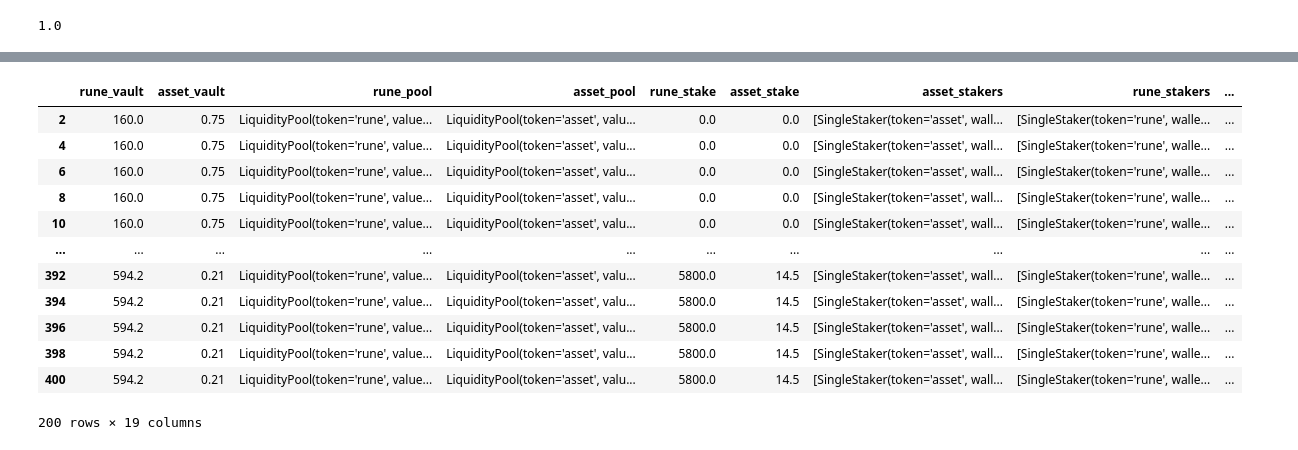
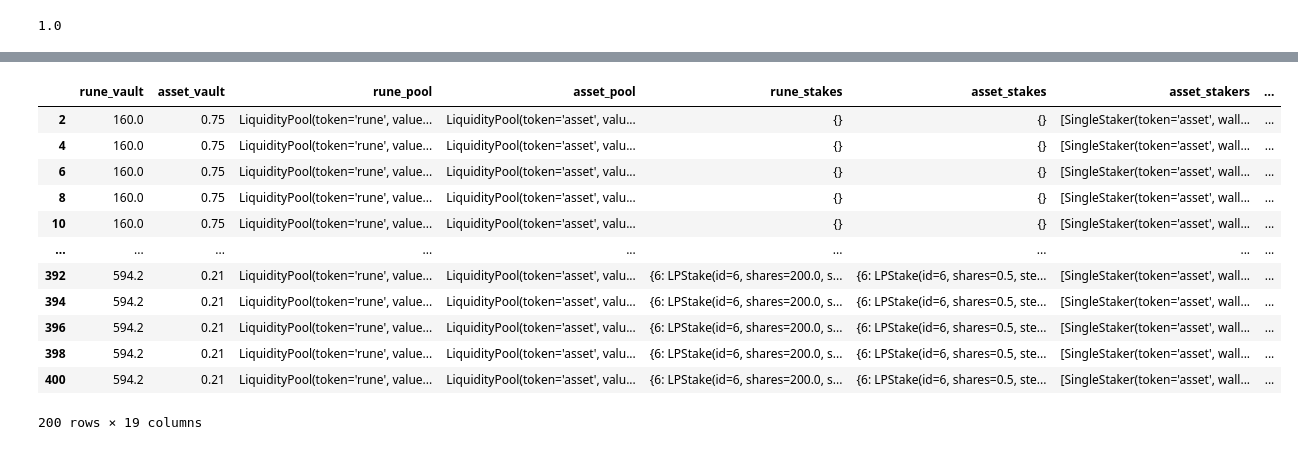
Before and after one commit to madneutrino/project-h, a Jupyter notebook: heimdall.ipynb, the cells around one changed output, grey strips where cells are left out. Drawn from its saved outputs; the diff is of its cells as text; code cells hidden in the pictures.

Commit message:
refactor staked amounts to track when the asset was staked

```diff
--- a/heimdall.ipynb
+++ b/heimdall.ipynb
@@ -250,8 +232,8 @@ def add_lp(params, substep, state_history, previous_state):
             'rune_pool_change': rune_threshold,
             'asset_pool_shares_change': asset_threshold,
             'rune_pool_shares_change': rune_threshold,
-            'asset_stake_change': asset_threshold,
-            'rune_stake_change': rune_threshold
+            'asset_stakes_change': LPStake(id=previous_state['timestep'], shares=asset_threshold, step_last_added=previous_state['timestep']),
+            'rune_stakes_change': LPStake(id=previous_state['timestep'], shares=rune_threshold, step_last_added=previous_state['timestep']),
         }
 
 def execute_swap(from_price, from_pool, from_fees, to_price, to_pool, to_fees, swap_amount_from):
@@ -354,8 +336,8 @@ def execute_remove_lp(params, substep, state_history, previous_state):
         'rune_pool_change': 0,
         'asset_vault_change': 0,
         'rune_vault_change': 0,
-        'asset_stake_change': 0,
-        'rune_stake_change': 0,
+        'asset_stakes_change': None,
+        'rune_stakes_change': None,
     }
 
 def ilp_bonus(params, substep, state_history, previous_state):
@@ -430,12 +412,33 @@ def s_rune_pool(params, substep, state_history, previous_state, policy_input):
         shares=previous_state['rune_pool'].shares + policy_input.get('rune_pool_shares_change', 0.0)
     )
 
+def update_stake(old_stakes, stake_change: LPStake):
+    if stake_change is None:
+        return old_stakes
 
-def s_rune_stake(params, substep, state_history, previous_state, policy_input):
-    return 'rune_stake', previous_state['rune_stake'] + policy_input.get('rune_stake_change', 0.0)
+    if stake_change.id not in old_stakes:
+        return deepcopy(old_stakes) | { stake_change.id: stake_change }
 
-def s_asset_stake(params, substep, state_history, previous_state, policy_input):
-    return 'asset_stake', previous_state['asset_stake'] + policy_input.get('asset_stake_change', 0.0)
+    old_stake = old_stakes[stake_change.id]
+    if stake_change.shares > 0:
+        return deepcopy(old_stakes) | {
+            stake_change.id: LPStake(id=stake_change.id, shares=old_stake.shares + stake_change.shares, step_last_added=stake_change.step_last_added)
+        }
+
+    if stake_change.shares < 0:
+        # withdrawal, doesnt affect ILP
+        return deepcopy(old_stakes) | {
+            stake_change.id: LPStake(id=stake_change.id, shares=old_stake.shares - stake_change.shares, step_last_added=old_stake.step_last_added)
+        }
+    return old_stakes
+
+def s_rune_stakes(params, substep, state_history, previous_state, policy_input):
+    return 'rune_stakes', update_stake(previous_state['rune_stakes'], policy_input.get('rune_stakes_change'))
+    # return 'rune_stake', previous_state['rune_stakes'] + policy_input.get('rune_stake_change', 0.0)
+
+def s_asset_stakes(params, substep, state_history, previous_state, policy_input):
+    return 'asset_stakes', update_stake(previous_state['asset_stakes'], policy_input.get('asset_stakes_change'))
+    # return 'asset_stake', previous_state['asset_stakes'] + policy_input.get('asset_stake_change', 0.0)
 
 def update_stakers(stakers, staker_changes):
     return [SingleStaker(
@@ -471,8 +474,8 @@ state_update_blocks = [
             'rune_vault': s_rune_vault,
             'asset_pool': s_asset_pool,
             'rune_pool': s_rune_pool,
-            'asset_stake': s_asset_stake,
-            'rune_stake': s_rune_stake
+            'asset_stakes': s_asset_stakes,
+            'rune_stakes': s_rune_stakes
         }
     }
 ]
@@ -499,27 +516,27 @@ df = pd.DataFrame(result)
 # %%
 asset_price = params['asset_price'][-1]
 rune_price = params['rune_price'][-1]
 pools_df = (df.assign(rune_pool_value = lambda df: df.rune_pool.map(lambda pool: (pool.value - initial_state['rune_pool'].value) * rune_price))
 .assign(asset_pool_value = lambda df: df.asset_pool.map(lambda pool: (pool.value - initial_state['asset_pool'].value) * asset_price) )
-.assign(asset_stake_value = lambda df: (df.asset_stake * asset_price))
-.assign(rune_stake_value = lambda df: (df.rune_stake * rune_price))
+.assign(asset_stake_value = lambda df: df.asset_stakes.map(lambda stakes: (sum([s.shares for s in stakes.values()]) * asset_price)))
+.assign(rune_stake_value = lambda df: df.rune_stakes.map(lambda stakes: (sum([s.shares for s in stakes.values()]) * rune_price)))
 .assign(asset_pool_profit = lambda  df: df.asset_pool_value - df.asset_stake_value)
 .assign(rune_pool_profit = lambda df: df.rune_pool_value - df.rune_stake_value)
 )
 pools_df.query('substep == 2')
 # %% [output]
-|  | rune_vault | asset_vault | rune_pool | asset_pool | rune_stake | asset_stake | asset_stakers | rune_stakers | ... |
-| 2 | 160.0 | 0.75 | LiquidityPool(token='rune', value... | LiquidityPool(token='asset', valu... | 0.0 | 0.0 | [SingleStaker(token='asset', wall... | [SingleStaker(token='rune', walle... | ... |
-| 4 | 160.0 | 0.75 | LiquidityPool(token='rune', value... | LiquidityPool(token='asset', valu... | 0.0 | 0.0 | [SingleStaker(token='asset', wall... | [SingleStaker(token='rune', walle... | ... |
-| 6 | 160.0 | 0.75 | LiquidityPool(token='rune', value... | LiquidityPool(token='asset', valu... | 0.0 | 0.0 | [SingleStaker(token='asset', wall... | [SingleStaker(token='rune', walle... | ... |
-| 8 | 160.0 | 0.75 | LiquidityPool(token='rune', value... | LiquidityPool(token='asset', valu... | 0.0 | 0.0 | [SingleStaker(token='asset', wall... | [SingleStaker(token='rune', walle... | ... |
-| 10 | 160.0 | 0.75 | LiquidityPool(token='rune', value... | LiquidityPool(token='asset', valu... | 0.0 | 0.0 | [SingleStaker(token='asset', wall... | [SingleStaker(token='rune', walle... | ... |
-| ... | ... | ... | ... | ... | ... | ... | ... | ... | ... |
-| 392 | 594.2 | 0.21 | LiquidityPool(token='rune', value... | LiquidityPool(token='asset', valu... | 5800.0 | 14.5 | [SingleStaker(token='asset', wall... | [SingleStaker(token='rune', walle... | ... |
-| 394 | 594.2 | 0.21 | LiquidityPool(token='rune', value... | LiquidityPool(token='asset', valu... | 5800.0 | 14.5 | [SingleStaker(token='asset', wall... | [SingleStaker(token='rune', walle... | ... |
-| 396 | 594.2 | 0.21 | LiquidityPool(token='rune', value... | LiquidityPool(token='asset', valu... | 5800.0 | 14.5 | [SingleStaker(token='asset', wall... | [SingleStaker(token='rune', walle... | ... |
-| 398 | 594.2 | 0.21 | LiquidityPool(token='rune', value... | LiquidityPool(token='asset', valu... | 5800.0 | 14.5 | [SingleStaker(token='asset', wall... | [SingleStaker(token='rune', walle... | ... |
-| 400 | 594.2 | 0.21 | LiquidityPool(token='rune', value... | LiquidityPool(token='asset', valu... | 5800.0 | 14.5 | [SingleStaker(token='asset', wall... | [SingleStaker(token='rune', walle... | ... |
+|  | rune_vault | asset_vault | rune_pool | asset_pool | rune_stakes | asset_stakes | asset_stakers | ... |
+| 2 | 160.0 | 0.75 | LiquidityPool(token='rune', value... | LiquidityPool(token='asset', valu... | {} | {} | [SingleStaker(token='asset', wall... | ... |
+| 4 | 160.0 | 0.75 | LiquidityPool(token='rune', value... | LiquidityPool(token='asset', valu... | {} | {} | [SingleStaker(token='asset', wall... | ... |
+| 6 | 160.0 | 0.75 | LiquidityPool(token='rune', value... | LiquidityPool(token='asset', valu... | {} | {} | [SingleStaker(token='asset', wall... | ... |
+| 8 | 160.0 | 0.75 | LiquidityPool(token='rune', value... | LiquidityPool(token='asset', valu... | {} | {} | [SingleStaker(token='asset', wall... | ... |
+| 10 | 160.0 | 0.75 | LiquidityPool(token='rune', value... | LiquidityPool(token='asset', valu... | {} | {} | [SingleStaker(token='asset', wall... | ... |
+| ... | ... | ... | ... | ... | ... | ... | ... | ... |
+| 392 | 594.2 | 0.21 | LiquidityPool(token='rune', value... | LiquidityPool(token='asset', valu... | {6: LPStake(id=6, shares=200.0, s... | {6: LPStake(id=6, shares=0.5, ste... | [SingleStaker(token='asset', wall... | ... |
+| 394 | 594.2 | 0.21 | LiquidityPool(token='rune', value... | LiquidityPool(token='asset', valu... | {6: LPStake(id=6, shares=200.0, s... | {6: LPStake(id=6, shares=0.5, ste... | [SingleStaker(token='asset', wall... | ... |
+| 396 | 594.2 | 0.21 | LiquidityPool(token='rune', value... | LiquidityPool(token='asset', valu... | {6: LPStake(id=6, shares=200.0, s... | {6: LPStake(id=6, shares=0.5, ste... | [SingleStaker(token='asset', wall... | ... |
+| 398 | 594.2 | 0.21 | LiquidityPool(token='rune', value... | LiquidityPool(token='asset', valu... | {6: LPStake(id=6, shares=200.0, s... | {6: LPStake(id=6, shares=0.5, ste... | [SingleStaker(token='asset', wall... | ... |
+| 400 | 594.2 | 0.21 | LiquidityPool(token='rune', value... | LiquidityPool(token='asset', valu... | {6: LPStake(id=6, shares=200.0, s... | {6: LPStake(id=6, shares=0.5, ste... | [SingleStaker(token='asset', wall... | ... |
 200 rows × 19 columns
 # %%
 import plotly.express as px
```
Also changed, not shown: parts of 4 cells of this notebook, 1 other file.
